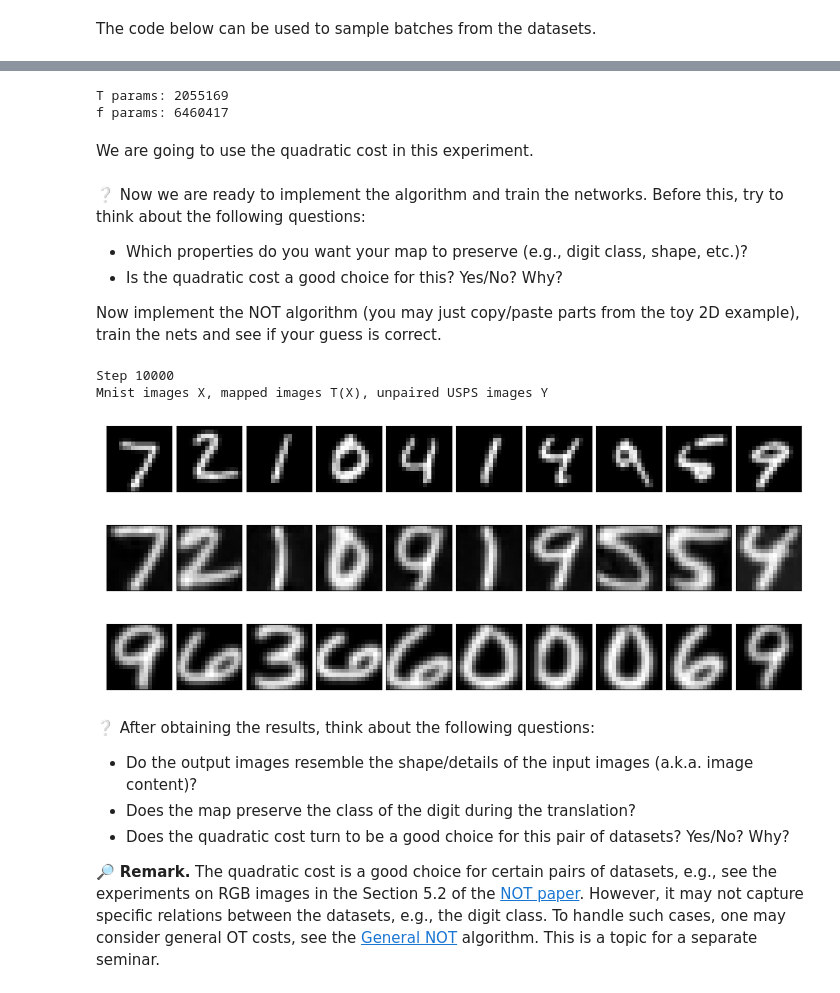
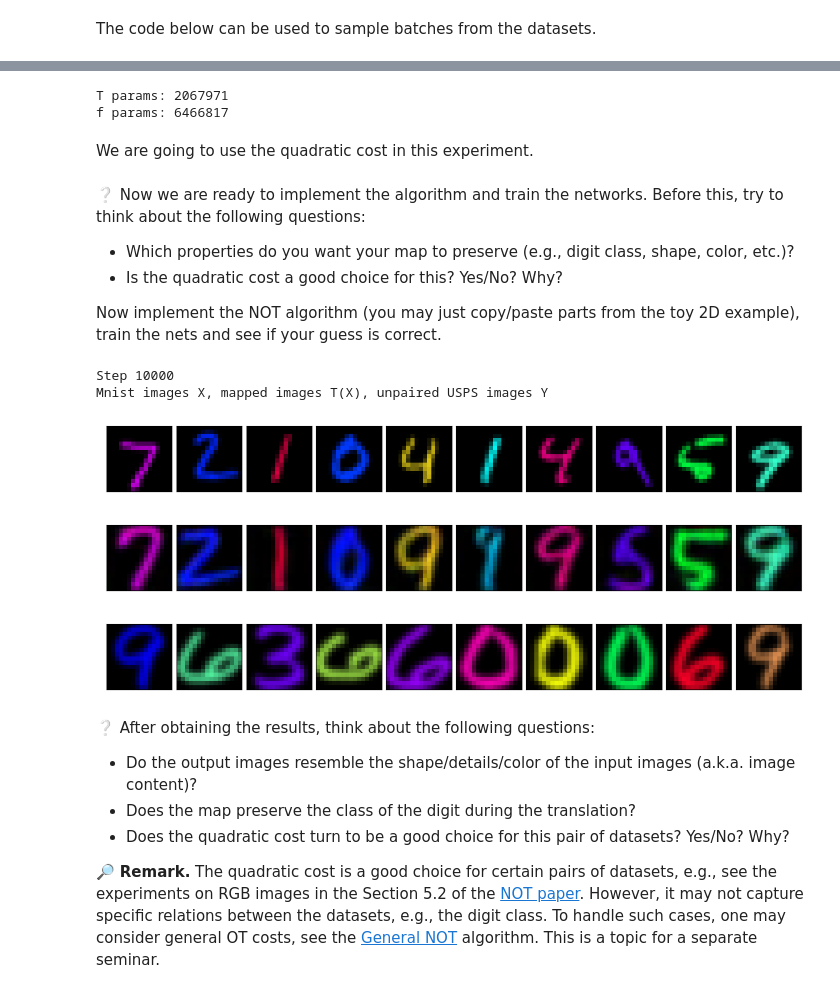
Before and after one commit to iamalexkorotin/NeuralOptimalTransport, a Jupyter notebook: seminars/NOT_seminar_strong_solutions.ipynb, the cells around one changed output, grey strips where cells are left out. Drawn from its saved outputs; the diff is of its cells as text; code cells hidden in the pictures.

```diff
--- a/seminars/NOT_seminar_strong_solutions.ipynb
+++ b/seminars/NOT_seminar_strong_solutions.ipynb
@@ -229,8 +229,19 @@ In many such problems, it is reasonable to use an OT map as the translation map
 # %%
 BATCH_SIZE = 64
+
+def random_color(im):
+    hue = 360*np.random.rand()
+    d = (im *(hue%60)/60)
+    im_min, im_inc, im_dec = torch.zeros_like(im), d, im - d
+    c_im = torch.zeros((3, im.shape[1], im.shape[2]))
+    H = round(hue/60) % 6
+    cmap = [[0, 3, 2], [2, 0, 3], [1, 0, 3], [1, 2, 0], [3, 1, 0], [0, 1, 2]]
+    return torch.cat((im, im_min, im_dec, im_inc), dim=0)[cmap[H]]
+
 TRANSFORM = transforms.Compose([
     transforms.Resize(16),
     transforms.ToTensor(),
+    random_color,
     transforms.Normalize([0.5],[0.5])
 ])
 
@@ -259,7 +270,7 @@ Let us take a look at the images from the datasets.
 def plot_images(batch):
     fig, axes = plt.subplots(1, 10, figsize=(10, 1), dpi=100)
     for i in range(10):
-        axes[i].imshow(batch[i, 0], cmap='gray')
+        axes[i].imshow(batch[i].mul(0.5).add(0.5).clip(0,1).permute(1,2,0))
         axes[i].set_xticks([]); axes[i].set_yticks([])
     fig.tight_layout(pad=0.1)
 
@@ -295,6 +306,6 @@ As in the toy 2D case, define the networks for transport map ${\color{blue}T}:\m
 # %%
 T = nn.Sequential(
-    nn.Conv2d(1, 128, kernel_size=5, padding=2),
+    nn.Conv2d(3, 128, kernel_size=5, padding=2),
     nn.ReLU(True),
     nn.Conv2d(128, 128, kernel_size=5, padding=2),
     nn.ReLU(True),
@@ -306,11 +317,11 @@ T = nn.Sequential(
     nn.ReLU(True),
     nn.Conv2d(128, 128, kernel_size=5, padding=2),
     nn.ReLU(True),
-    nn.Conv2d(128, 1, kernel_size=5, padding=2),
+    nn.Conv2d(128, 3, kernel_size=5, padding=2),
 ).to(DEVICE)
 
 f = nn.Sequential(
-    nn.Conv2d(1, 128, kernel_size=5, padding=2),
+    nn.Conv2d(3, 128, kernel_size=5, padding=2),
     nn.ReLU(True),
     nn.AvgPool2d(2), #  128 x 8 x 8
     nn.Conv2d(128, 256, kernel_size=5, padding=2),
@@ -332,8 +343,8 @@ f_opt = torch.optim.Adam(f.parameters(), lr=1e-4, weight_decay=1e-10)
 print('T params:', np.sum([np.prod(p.shape) for p in T.parameters()]))
 print('f params:', np.sum([np.prod(p.shape) for p in f.parameters()]))
 # %% [output]
-T params: 2055169
-f params: 6460417
+T params: 2067971
+f params: 6466817
 # %% [markdown]
 We are going to use the quadratic cost in this experiment.
 # %%
@@ -344,7 +355,7 @@ T_ITERS = 10
 MAX_STEPS = 10000 + 1
 # %% [markdown]
 ❔ Now we are ready to implement the algorithm and train the networks. Before this, try to think about the following questions:
-- Which properties do you want your map to preserve (e.g., digit class, shape, etc.)?
+- Which properties do you want your map to preserve (e.g., digit class, shape, color, etc.)?
 - Is the quadratic cost a good choice for this? Yes/No? Why?
 
 Now implement the NOT algorithm (you may just copy/paste parts from the toy 2D example), train the nets and see if your guess is correct.
@@ -354,40 +365,40 @@ for step in tqdm(range(MAX_STEPS)):
      # T optimization
     T.train(True); f.eval()
     for t_iter in range(T_ITERS):
         X = sample_mnist()
         X = torch.tensor(X, device=DEVICE)
         T_loss = COST(X, T(X)).mean() - f(T(X)).mean()
         T_opt.zero_grad(); T_loss.backward(); T_opt.step()
 
     # f optimization
     T.eval(); f.train(True)
     X, Y = sample_mnist(), sample_usps()
     X = torch.tensor(X, device=DEVICE)
     Y = torch.tensor(Y, device=DEVICE)
     f_loss = f(T(X)).mean() - f(Y).mean()
     f_opt.zero_grad(); f_loss.backward(); f_opt.step()
 
     if step % 200 == 0:
         clear_output(wait=True)
         print("Step", step)
 
         # The code for plotting the results
         with torch.no_grad():
-            T_X_test_fixed = T(torch.tensor(X_test_fixed, device=DEVICE)).to('cpu').numpy()
+            T_X_test_fixed = T(torch.tensor(X_test_fixed, device=DEVICE)).to('cpu')
         print('Mnist images X, mapped images T(X), unpaired USPS images Y')
         plot_images(X_test_fixed)
         plot_images(T_X_test_fixed)
         plot_images(Y_test_fixed)
         plt.show()
 # %% [output]
 Step 10000
 Mnist images X, mapped images T(X), unpaired USPS images Y
-[figure, old version]
+[figure, new version]
-[figure, old version]
+[figure, new version]
-[figure, old version]
+[figure, new version]
 # %% [markdown]
 ❔ After obtaining the results, think about the following questions:
-- Do the output images resemble the shape/details of the input images (a.k.a. image content)?
+- Do the output images resemble the shape/details/color of the input images (a.k.a. image content)?
 - Does the map preserve the class of the digit during the translation?
 - Does the quadratic cost turn to be a good choice for this pair of datasets? Yes/No? Why?
 
```
Also changed, not shown: parts of 4 cells of this notebook, 3 other files.
